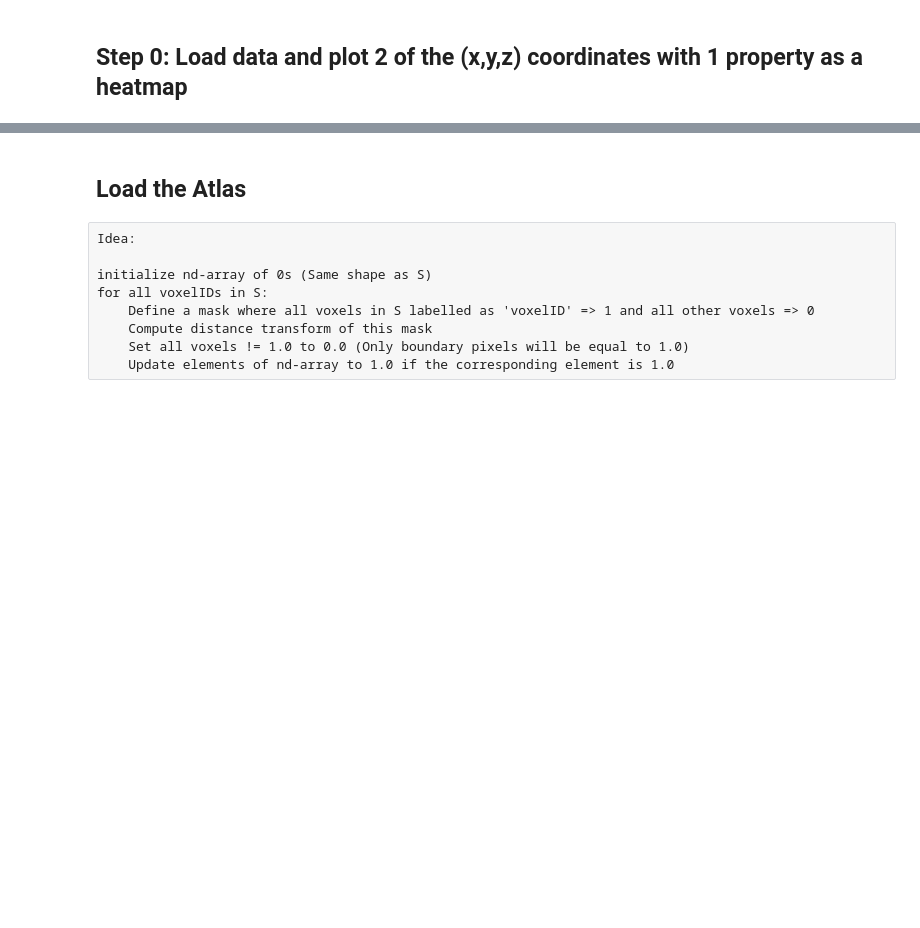
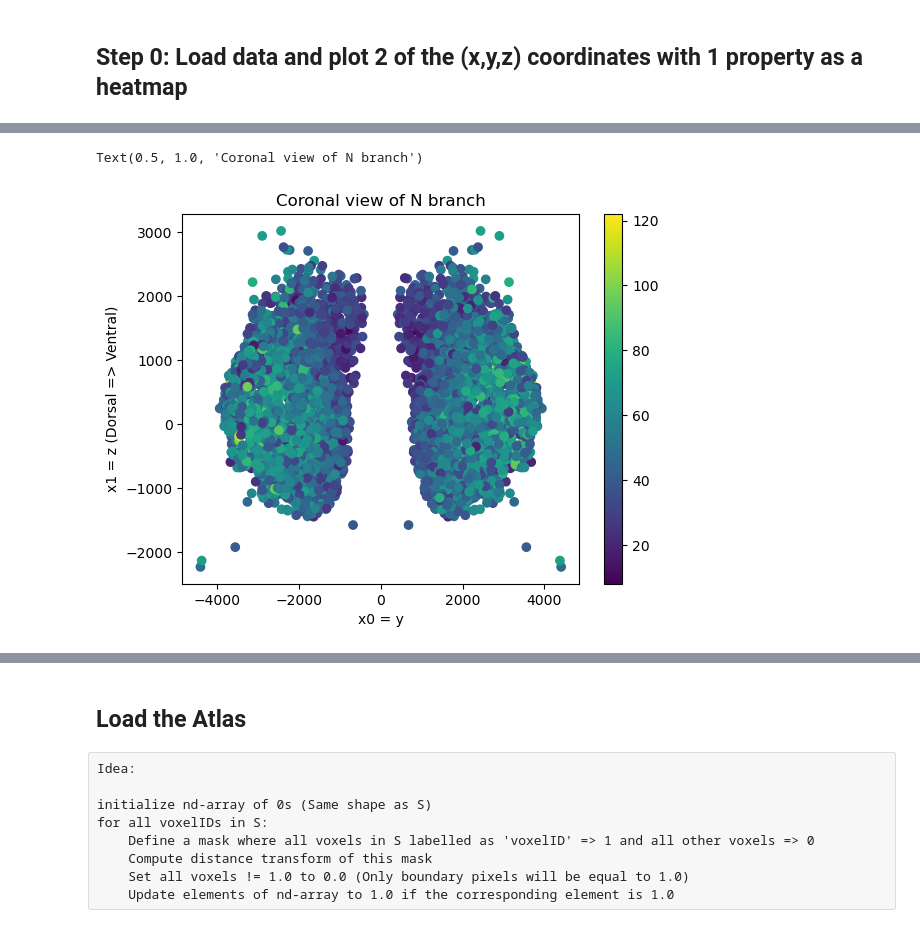
Before and after one commit to twardlab/dragonfly_registration_summer_2023, a Jupyter notebook: cell_density_generation.ipynb, the cells around one changed output, grey strips where cells are left out. Cells and saved outputs as stored; diff of their text form; code cells hidden in the pictures; blank space fills up the shorter version.

```diff
--- a/cell_density_generation.ipynb
+++ b/cell_density_generation.ipynb
@@ -17,15 +92,29 @@ user = 'abenneck'
+# %%
+# Load data
+pos_and_metric_path = f'/home/{user}/mounts/bmaproot/nafs/dtward/andrew_work/test/dragonfly_work/morpho_and_dist_inner.csv'
+data = pd.read_csv(pos_and_metric_path)
+
+neuron_type = ''
+# neuron_type = 'D1'
+# neuron_type = 'D2'
+
+neuron_cluster = ''
+# cluster = 'A'
+# cluster = 'B'
+
+data = data_filter(data, neuron_type, neuron_cluster)
 # %%
-# Load data
-pos_and_metric_path = '/home/abenneck/mounts/bmaproot/nafs/dtward/andrew_work/test/dragonfly_work/morpho_and_dist_Nov2023.csv'
-data = pd.read_csv(pos_and_metric_path)
-
 xcoords = data['x']
 ycoords = data['y']
 zcoords = data['z']
 
-x = list(zip(ycoords, zcoords))
-
-prop_name = 'D(brainBound)'
+prop_name = 'N branch'
 prop = data[prop_name]
 
+# (11/30/23) Flip cells, so that L/R hemispheres can be averaged together
+xcoords = np.concatenate((xcoords,xcoords))
+ycoords = np.concatenate((ycoords,-ycoords))
+zcoords = np.concatenate((zcoords,zcoords))
+prop = np.concatenate((prop,prop))
+
 data.columns
@@ -32,10 +135,13 @@ data.columns
 # %%
 fig, ax = plt.subplots()
 
 # ax.grid(True)
 h = ax.scatter(ycoords, zcoords, c = prop)
 plt.colorbar(h)
 
 ax.set_xlabel('x0 = y')
 ax.set_ylabel('x1 = z (Dorsal => Ventral)')
-ax.set_title(prop_name)
+ax.set_title(f'Coronal view of {prop_name}')
+# %% [output]
+Text(0.5, 1.0, 'Coronal view of N branch')
+[figure, added]
```
Also changed, not shown: parts of 57 cells of this notebook, 4 other files.
